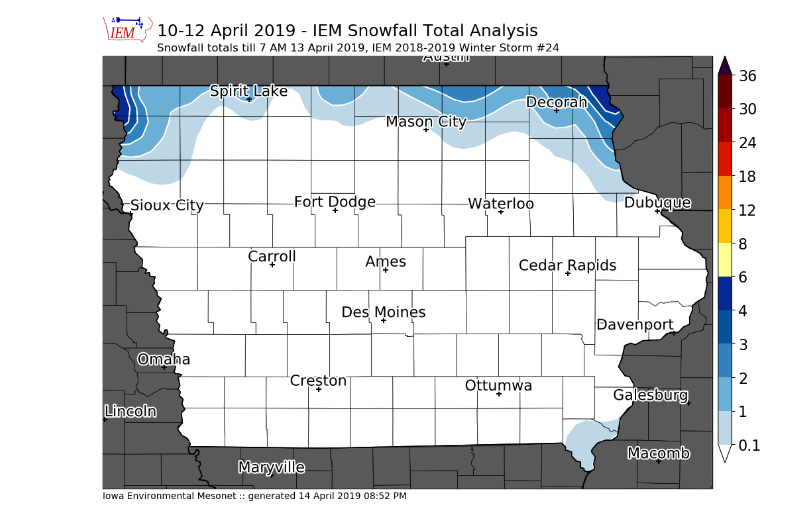
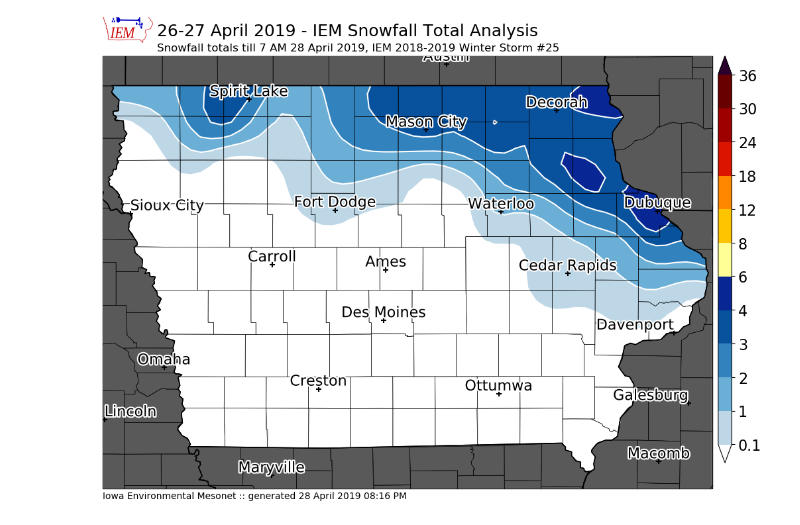
Before and after one commit to akrherz/DEV, a Jupyter notebook: coop/feature_snowfall_analysis.ipynb, the cells around one changed output. Drawn from its saved outputs; the diff is of its cells as text; code cells hidden in the pictures.

Commit message:
winter storm 25

```diff
--- a/coop/feature_snowfall_analysis.ipynb
+++ b/coop/feature_snowfall_analysis.ipynb
@@ -1,7 +1,7 @@
 # %%
 ####################
 # vvvvvvvvvvvvvvvvvvvvvvvvv
-STORM_NUMBER = 24
+STORM_NUMBER = 25
 SEASON = "1819"
 # ^^^^^^^^^^^^^^^^^^^^^^^^^
 ####################
@@ -81,9 +81,9 @@ def get_coop(dates):
     IEM.close()
     return data
 
-crows = get_coop( ['2019-04-10', '2019-04-11', '2019-04-12', '2019-04-13'] )
-sts = utc(2019, 4, 10, 12)
-ets = utc(2019, 4, 28, 12, 0)
+crows = get_coop( ['2019-04-27', '2019-04-28'] )
+sts = utc(2019, 4, 17, 0)
+ets = utc(2019, 4, 29, 12, 0)
 lrows = get_lsrs(sts, ets)
 
 df = pd.DataFrame(crows + lrows)
@@ -130,5 +130,5 @@ Found 1438 observations (1002 coop/436 lsrs) for consideration
 # %%
-cull = []
+cull = ['SIBI4', 'VICI4', 'RINI4', 'IA-LN-7', 'VNTI4', 'SPRI4', 'CGGI4']
 if cull:
     dfall.at[cull, 'useme'] = False
 
@@ -216,14 +216,14 @@ Attributes:
 # %%
 # now we are ready to plot!
 
 m = MapPlot(sector='iowa',
-            title='10-12 April 2019 - IEM Snowfall Total Analysis',
-            subtitle=("Snowfall totals till 7 AM 13 April 2019, "
+            title='26-27 April 2019 - IEM Snowfall Total Analysis',
+            subtitle=("Snowfall totals till 7 AM 28 April 2019, "
                       "IEM 2018-2019 Winter Storm #%s") % (STORM_NUMBER, ))
 vals = m.contourf(grid.longitude, grid.latitude, grid.vals, clevs, cmap=cmap)
 #m.plot_values(np.array(df2.lon), np.array(df2.lat), np.array(df2.val), '%.2f')
 m.drawcounties()
 m.drawcities()
-m.postprocess(filename='190414.png')
+m.postprocess(filename='190428.png')
 # %% [output]
-[figure, old version]
+[figure, new version]
```
Also changed, not shown: parts of 2 cells of this notebook.
